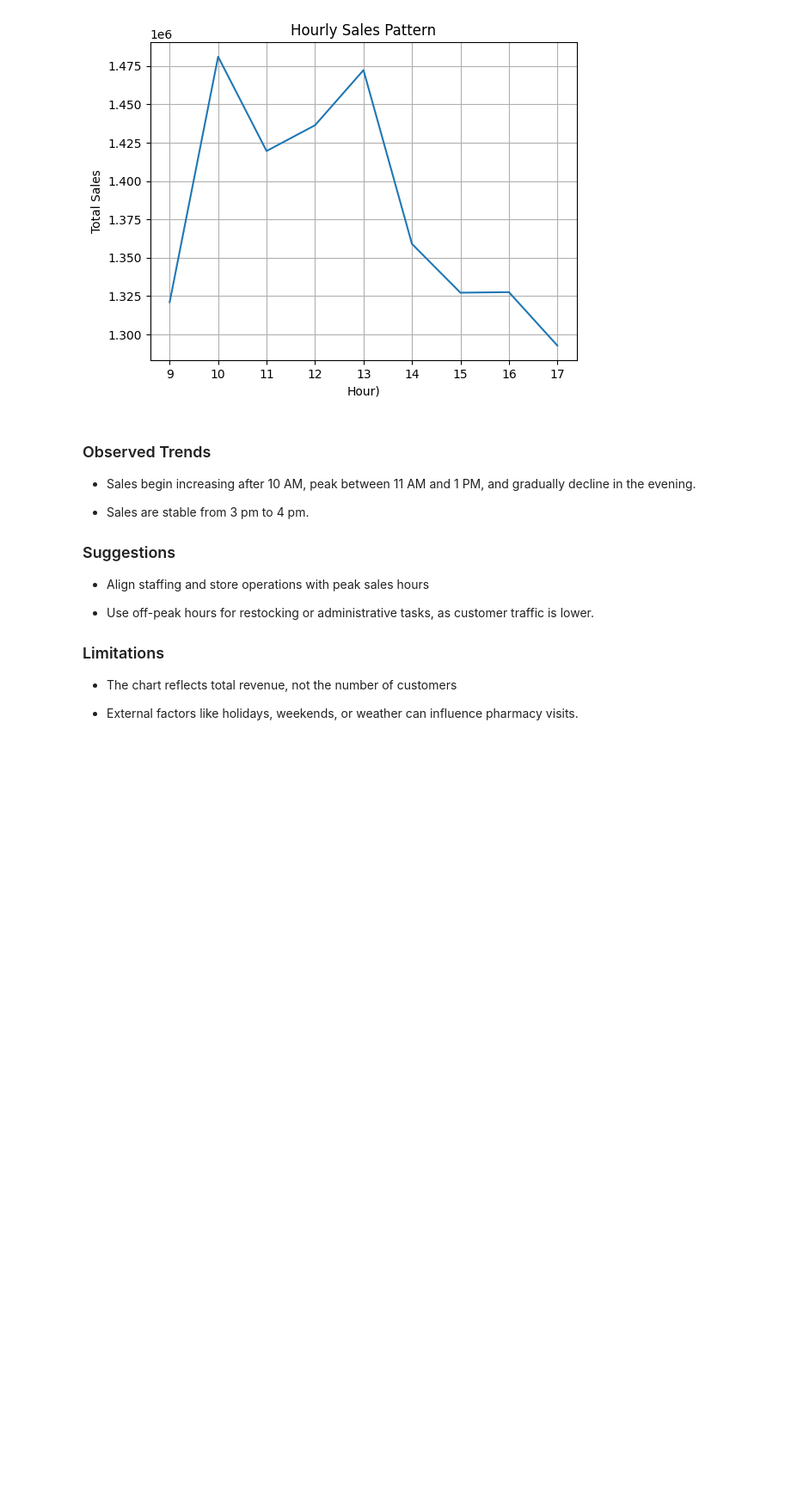
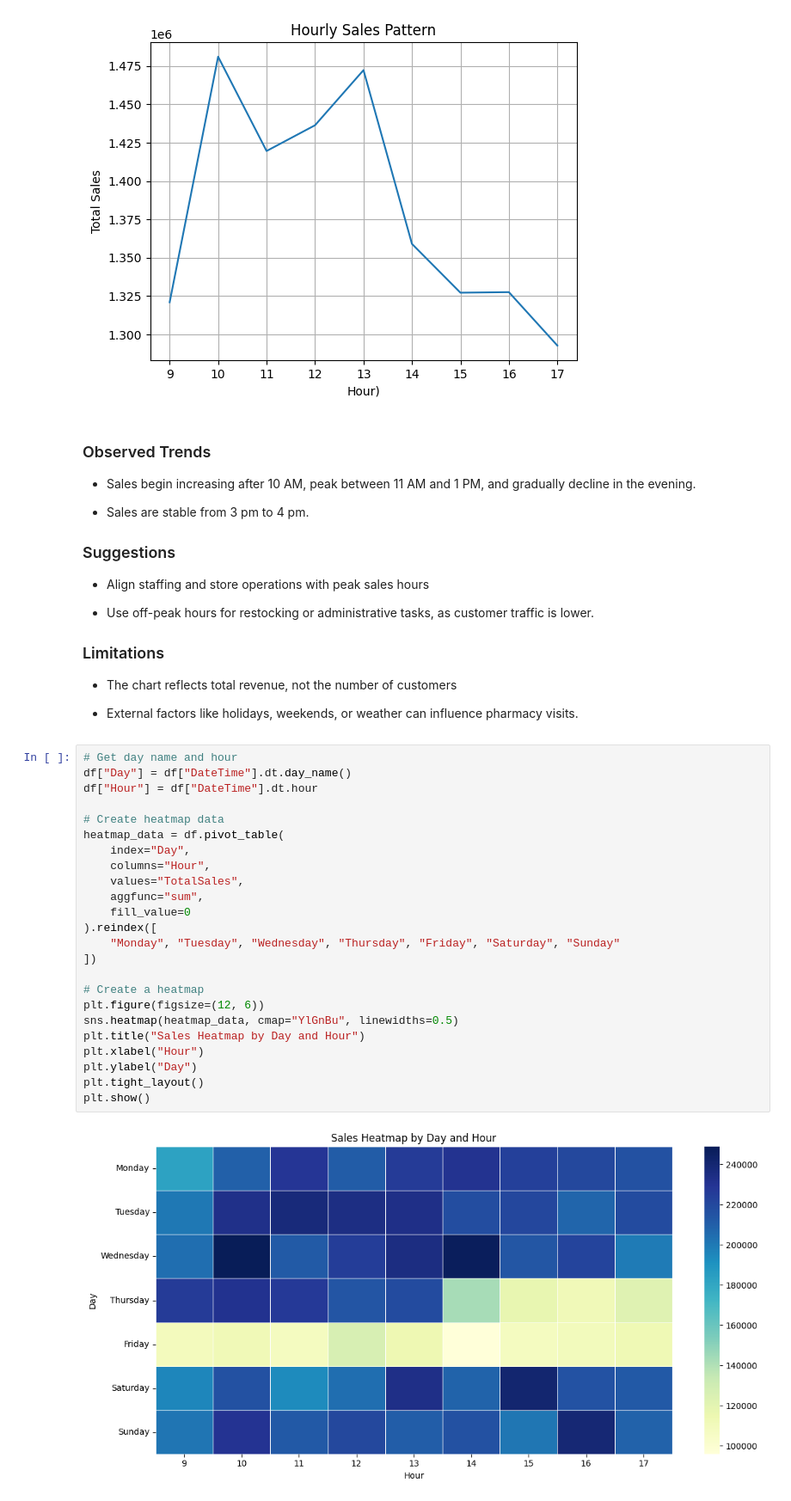
Before and after one commit to blaZeR0721/Medical_Sales_Analysis, a Jupyter notebook: 01_medicine_sales_analysis.ipynb, the cells around one changed output. Shown at 86% size. Cells and saved outputs as stored; diff of their text form; blank space fills up the shorter version.

Commit message:
Added a heatmap

```diff
--- a/01_medicine_sales_analysis.ipynb
+++ b/01_medicine_sales_analysis.ipynb
@@ -247,3 +181,29 @@ plt.show()
 - The chart reflects total revenue, not the number of customers
 
 - External factors like holidays, weekends, or weather can influence pharmacy visits.
+# %%
+# Get day name and hour
+df["Day"] = df["DateTime"].dt.day_name()
+df["Hour"] = df["DateTime"].dt.hour
+
+# Create heatmap data
+heatmap_data = df.pivot_table(
+    index="Day",
+    columns="Hour",
+    values="TotalSales",
+    aggfunc="sum",
+    fill_value=0
+).reindex([
+    "Monday", "Tuesday", "Wednesday", "Thursday", "Friday", "Saturday", "Sunday"
+])
+
+# Create a heatmap
+plt.figure(figsize=(12, 6))
+sns.heatmap(heatmap_data, cmap="YlGnBu", linewidths=0.5)
+plt.title("Sales Heatmap by Day and Hour")
+plt.xlabel("Hour")
+plt.ylabel("Day")
+plt.tight_layout()
+plt.show()
+# %% [output]
+[figure, added]
```
Also changed, not shown: parts of 7 cells of this notebook.
